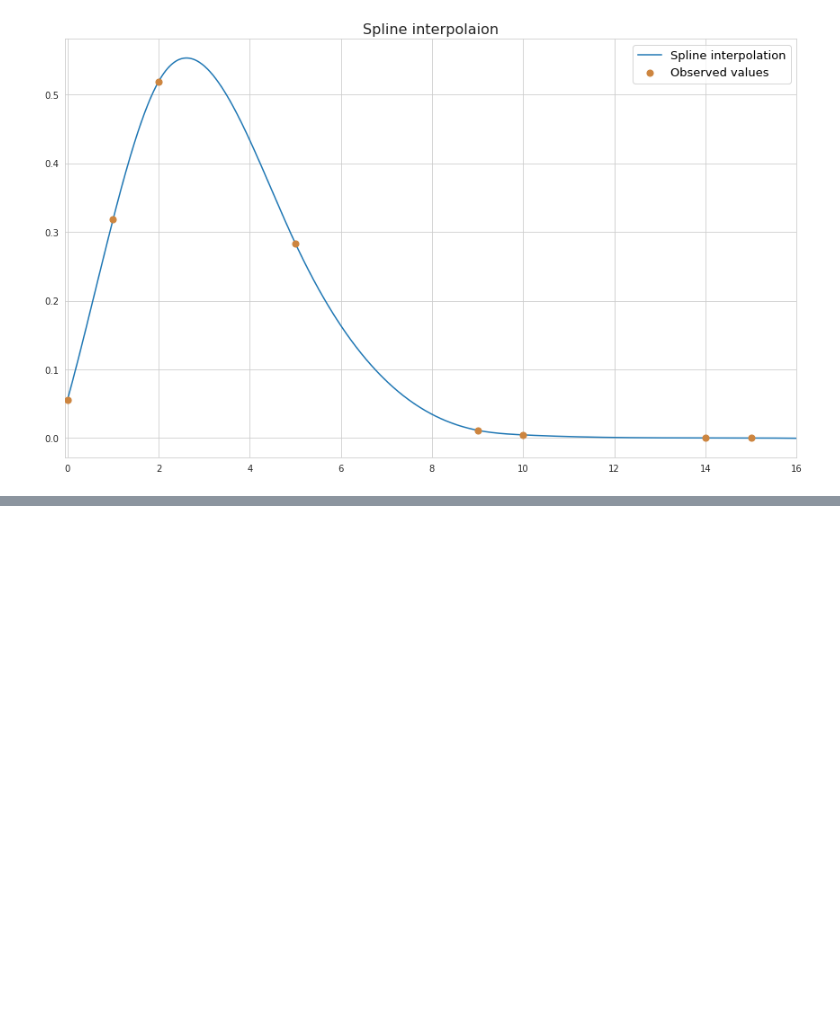
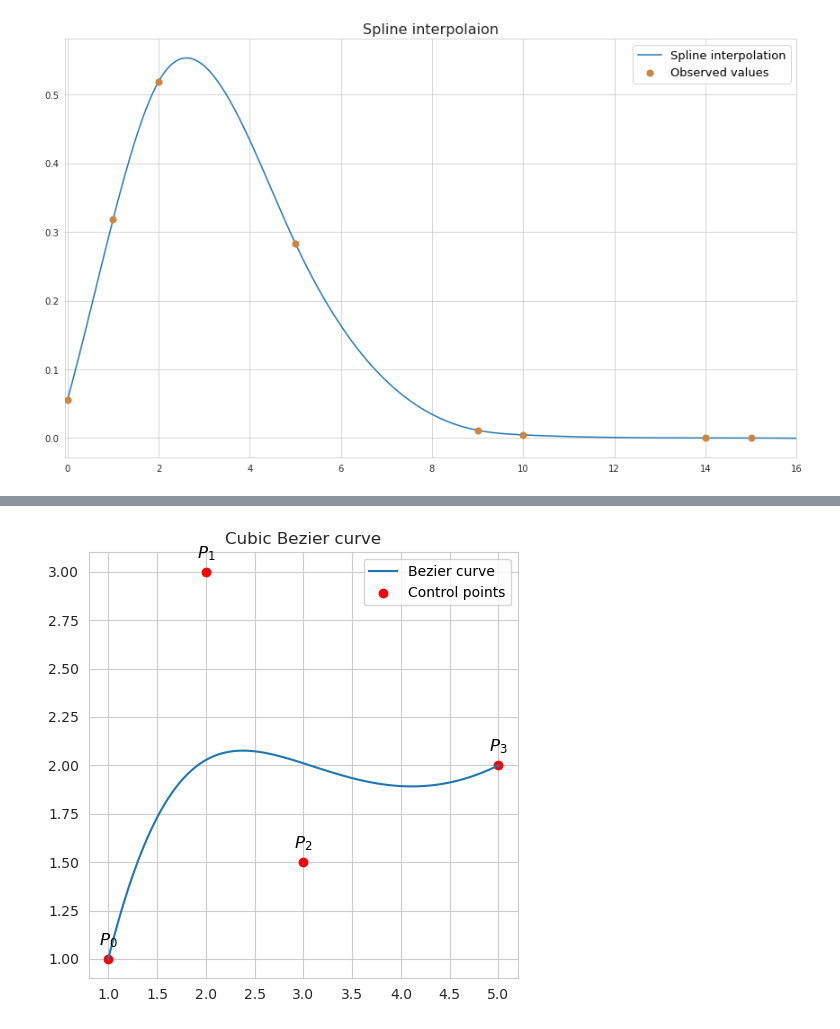
Before and after one commit to vzahorui/vzahorui.github.io, a Jupyter notebook: jupyter_notebooks/regression/interpolation.ipynb, the cells around one changed output, grey strips where cells are left out. Cells and saved outputs as stored; diff of their text form; code cells hidden in the pictures; blank space fills up the shorter version.

```diff
--- a/jupyter_notebooks/regression/interpolation.ipynb
+++ b/jupyter_notebooks/regression/interpolation.ipynb
@@ -70,0 +110,22 @@ plt.savefig('../../assets/images/regression/interpolation_spline.png', bbox_inch
+# %%
+# Control points for cubic Bézier curve
+p0_cubic = np.array([1, 1])
+p1_cubic = np.array([2, 3])
+p2_cubic = np.array([3, 1.5])
+p3_cubic = np.array([5, 2])
+
+cubic_curve_points = np.array([cubic_bezier(t, p0_cubic, p1_cubic, p2_cubic, p3_cubic) for t in t_values])
+
+# Plotting cubic Bézier curve
+with sns.axes_style('whitegrid'):
+    fig, ax = plt.subplots(figsize=(5, 5))
+plt.plot(cubic_curve_points[:, 0], cubic_curve_points[:, 1], label='Bezier curve')
+plt.scatter([p0_cubic[0], p1_cubic[0], p2_cubic[0], p3_cubic[0]], [p0_cubic[1], p1_cubic[1], p2_cubic[1], p3_cubic[1]], color='red', label='Control points')
+for i, txt in zip([p0_cubic, p1_cubic, p2_cubic, p3_cubic], ['$P_0$', '$P_1$', '$P_2$', '$P_3$']):
+    plt.annotate(txt, (i[0], i[1]), textcoords="offset points", xytext=(0,10), ha='center', fontsize=12)
+plt.title('Cubic Bezier curve')
+plt.legend()
+plt.tight_layout()
+plt.savefig('../../assets/images/regression/interpolation_bezier_cubic.png', bbox_inches='tight');
+# %% [output]
+[figure, added]
```
Also changed, not shown: parts of 2 cells of this notebook, 8 other files.
